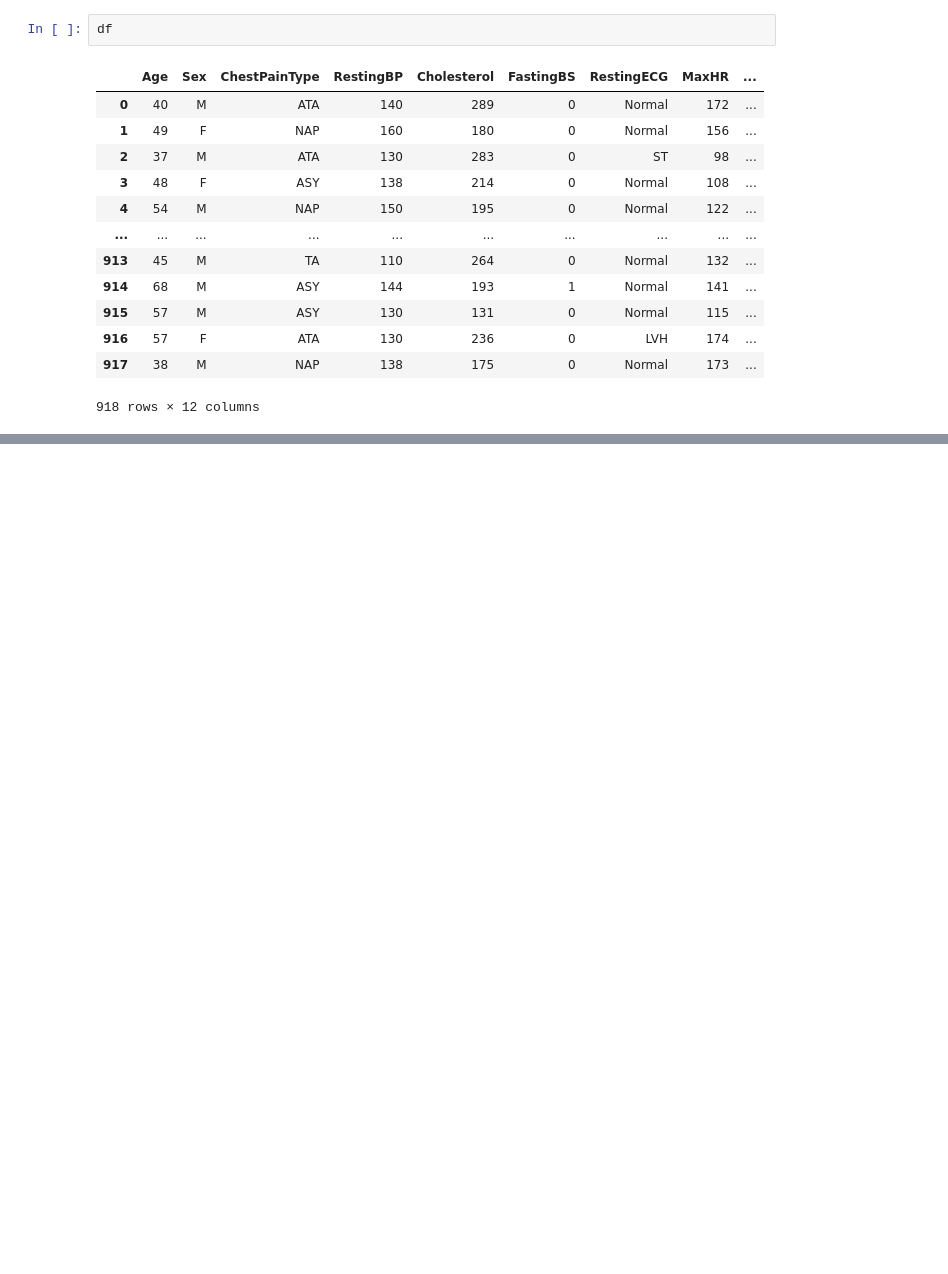
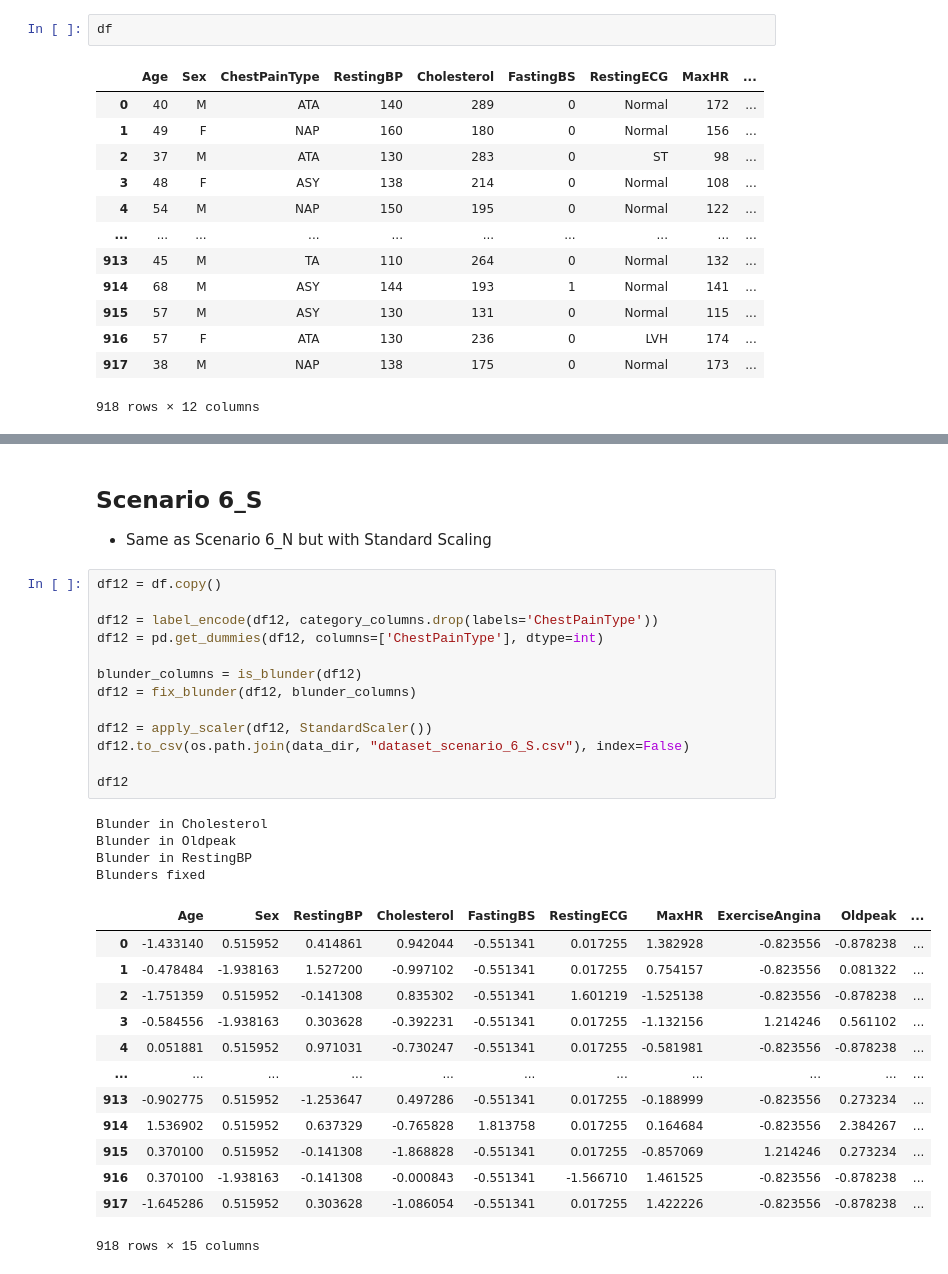
Before and after one commit to Ahmed-Nezar/Heart-failure-classification, a Jupyter notebook: notebooks/preprocessing.ipynb, the cells around one changed output, grey strips where cells are left out. Cells and saved outputs as stored; diff of their text form; blank space fills up the shorter version.

```diff
--- a/notebooks/preprocessing.ipynb
+++ b/notebooks/preprocessing.ipynb
@@ -61,0 +519,34 @@ df.to_csv(f"{path}/heart_{data_source}.csv", index=False)
+# %% [markdown]
+## Scenario 6_S
+- Same as Scenario 6_N but with Standard Scaling
+# %%
+df12 = df.copy()
+
+df12 = label_encode(df12, category_columns.drop(labels='ChestPainType'))
+df12 = pd.get_dummies(df12, columns=['ChestPainType'], dtype=int)
+
+blunder_columns = is_blunder(df12)
+df12 = fix_blunder(df12, blunder_columns)
+
+df12 = apply_scaler(df12, StandardScaler())
+df12.to_csv(os.path.join(data_dir, "dataset_scenario_6_S.csv"), index=False)
+
+df12
+# %% [output]
+Blunder in Cholesterol
+Blunder in Oldpeak
+Blunder in RestingBP
+Blunders fixed
+|  | Age | Sex | RestingBP | Cholesterol | FastingBS | RestingECG | MaxHR | ExerciseAngina | Oldpeak | ... |
+| 0 | -1.433140 | 0.515952 | 0.414861 | 0.942044 | -0.551341 | 0.017255 | 1.382928 | -0.823556 | -0.878238 | ... |
+| 1 | -0.478484 | -1.938163 | 1.527200 | -0.997102 | -0.551341 | 0.017255 | 0.754157 | -0.823556 | 0.081322 | ... |
+| 2 | -1.751359 | 0.515952 | -0.141308 | 0.835302 | -0.551341 | 1.601219 | -1.525138 | -0.823556 | -0.878238 | ... |
+| 3 | -0.584556 | -1.938163 | 0.303628 | -0.392231 | -0.551341 | 0.017255 | -1.132156 | 1.214246 | 0.561102 | ... |
+| 4 | 0.051881 | 0.515952 | 0.971031 | -0.730247 | -0.551341 | 0.017255 | -0.581981 | -0.823556 | -0.878238 | ... |
+| ... | ... | ... | ... | ... | ... | ... | ... | ... | ... | ... |
+| 913 | -0.902775 | 0.515952 | -1.253647 | 0.497286 | -0.551341 | 0.017255 | -0.188999 | -0.823556 | 0.273234 | ... |
+| 914 | 1.536902 | 0.515952 | 0.637329 | -0.765828 | 1.813758 | 0.017255 | 0.164684 | -0.823556 | 2.384267 | ... |
+| 915 | 0.370100 | 0.515952 | -0.141308 | -1.868828 | -0.551341 | 0.017255 | -0.857069 | 1.214246 | 0.273234 | ... |
+| 916 | 0.370100 | -1.938163 | -0.141308 | -0.000843 | -0.551341 | -1.566710 | 1.461525 | -0.823556 | -0.878238 | ... |
+| 917 | -1.645286 | 0.515952 | 0.303628 | -1.086054 | -0.551341 | 0.017255 | 1.422226 | -0.823556 | -0.878238 | ... |
+918 rows × 15 columns
```
Also changed, not shown: parts of 53 cells of this notebook.
